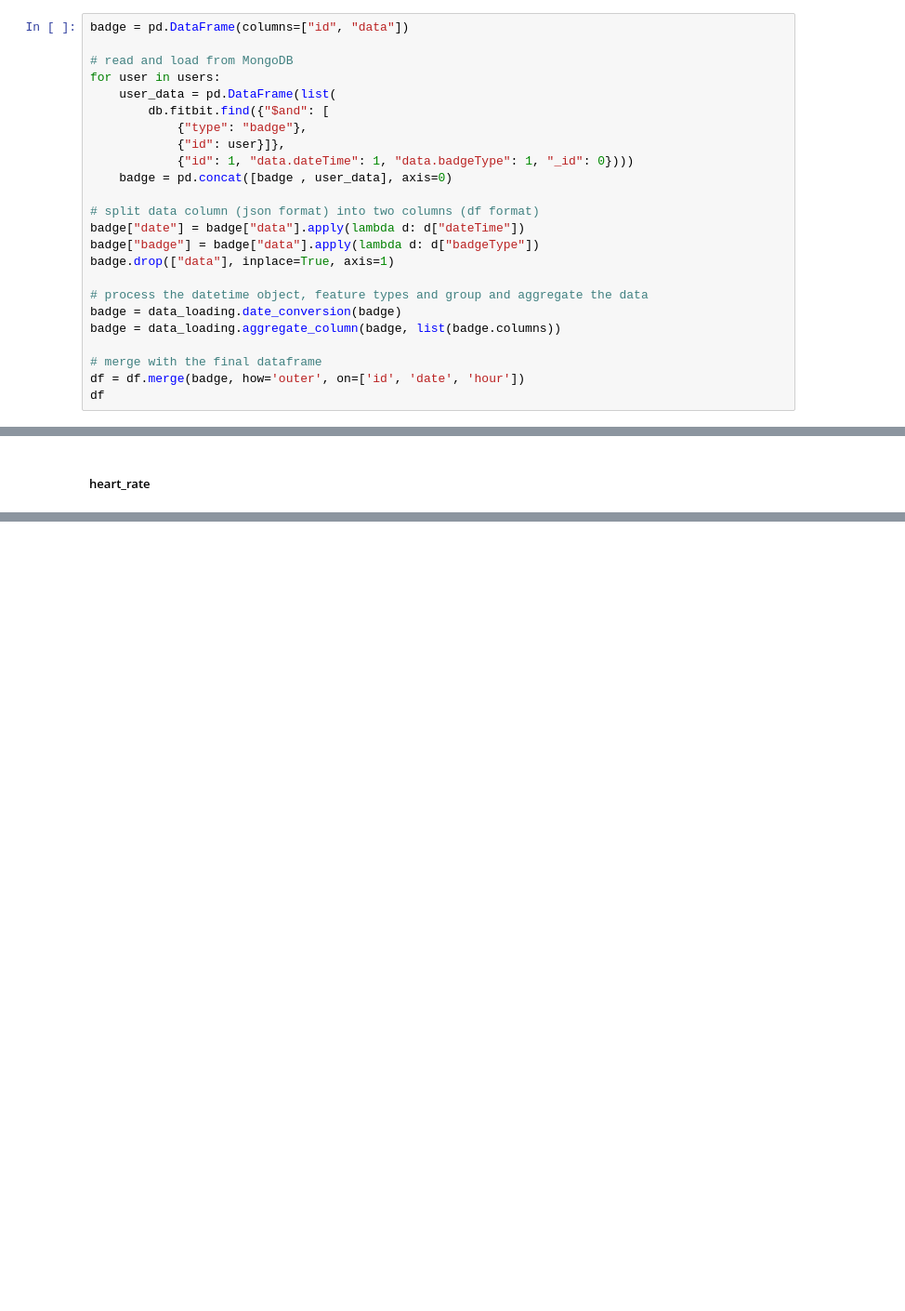
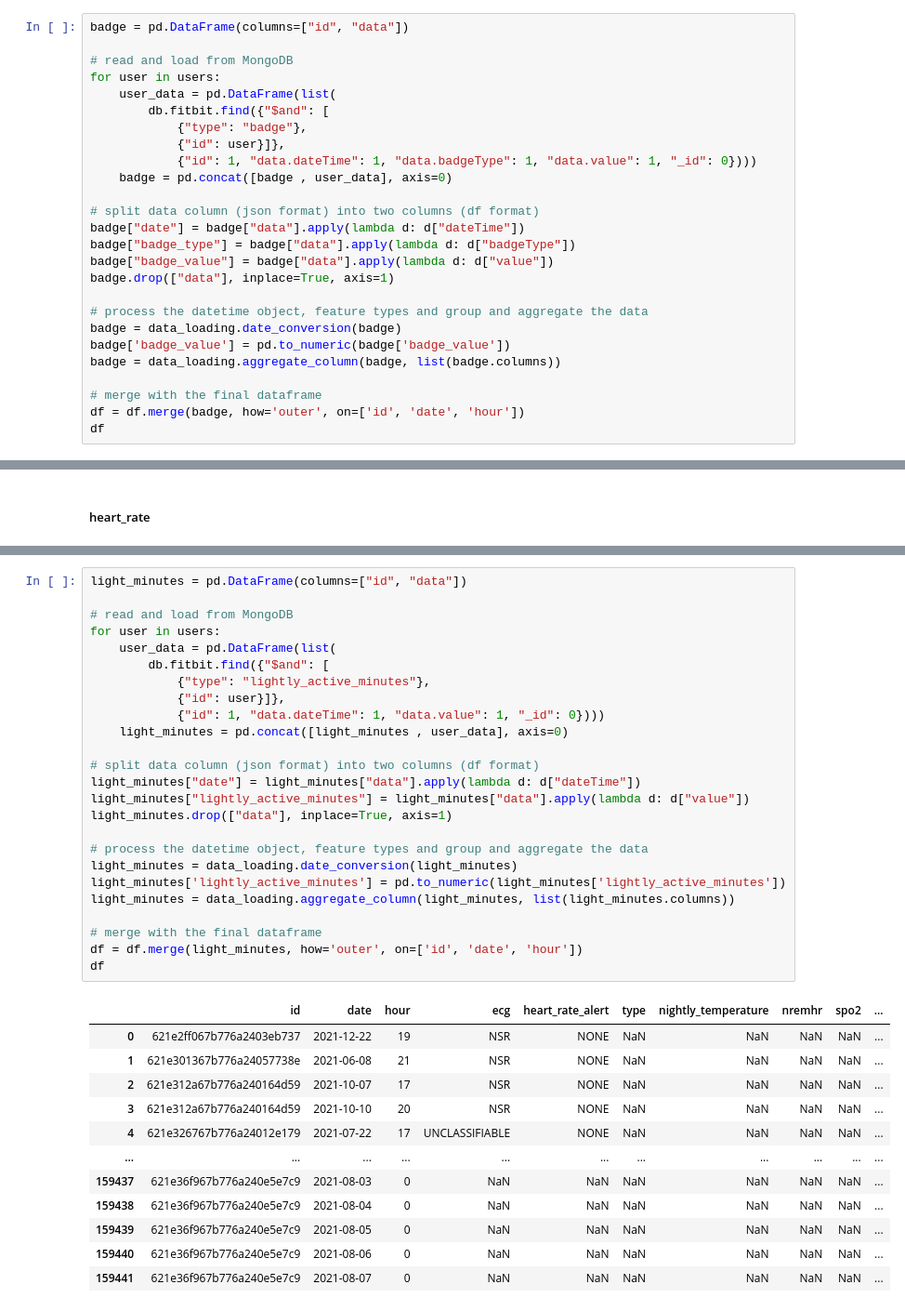
Before and after one commit to eparascho/LLMs-for-explanations, a Jupyter notebook: data_loading.ipynb, the cells around one changed output, grey strips where cells are left out. Shown at 93% size. Saved outputs shown, nothing was run; the diff lists cells and outputs as text; blank space fills up the shorter version.

Commit message:
Data loading: fitbit features w/out heart_rate, sleep and exercise

```diff
--- a/data_loading.ipynb
+++ b/data_loading.ipynb
@@ -443,16 +444,18 @@ for user in users:
         db.fitbit.find({"$and": [
             {"type": "badge"},
             {"id": user}]},
-            {"id": 1, "data.dateTime": 1, "data.badgeType": 1, "_id": 0})))
+            {"id": 1, "data.dateTime": 1, "data.badgeType": 1, "data.value": 1, "_id": 0})))
     badge = pd.concat([badge , user_data], axis=0)
 
 # split data column (json format) into two columns (df format)
 badge["date"] = badge["data"].apply(lambda d: d["dateTime"])
-badge["badge"] = badge["data"].apply(lambda d: d["badgeType"])
+badge["badge_type"] = badge["data"].apply(lambda d: d["badgeType"])
+badge["badge_value"] = badge["data"].apply(lambda d: d["value"])
 badge.drop(["data"], inplace=True, axis=1)
 
 # process the datetime object, feature types and group and aggregate the data
 badge = data_loading.date_conversion(badge)
+badge['badge_value'] = pd.to_numeric(badge['badge_value'])
 badge = data_loading.aggregate_column(badge, list(badge.columns))
 
 # merge with the final dataframe
@@ -652,0 +681,38 @@ duplicate
+# %%
+light_minutes = pd.DataFrame(columns=["id", "data"])
+
+# read and load from MongoDB
+for user in users:
+    user_data = pd.DataFrame(list(
+        db.fitbit.find({"$and": [
+            {"type": "lightly_active_minutes"},
+            {"id": user}]},
+            {"id": 1, "data.dateTime": 1, "data.value": 1, "_id": 0})))
+    light_minutes = pd.concat([light_minutes , user_data], axis=0)
+
+# split data column (json format) into two columns (df format)
+light_minutes["date"] = light_minutes["data"].apply(lambda d: d["dateTime"])
+light_minutes["lightly_active_minutes"] = light_minutes["data"].apply(lambda d: d["value"])
+light_minutes.drop(["data"], inplace=True, axis=1)
+
+# process the datetime object, feature types and group and aggregate the data
+light_minutes = data_loading.date_conversion(light_minutes)
+light_minutes['lightly_active_minutes'] = pd.to_numeric(light_minutes['lightly_active_minutes'])
+light_minutes = data_loading.aggregate_column(light_minutes, list(light_minutes.columns))
+
+# merge with the final dataframe
+df = df.merge(light_minutes, how='outer', on=['id', 'date', 'hour'])
+df
+# %% [output]
+|  | id | date | hour | ecg | heart_rate_alert | type | nightly_temperature | nremhr | spo2 | ... |
+| 0 | 621e2ff067b776a2403eb737 | 2021-12-22 | 19 | NSR | NONE | NaN | NaN | NaN | NaN | ... |
+| 1 | 621e301367b776a24057738e | 2021-06-08 | 21 | NSR | NONE | NaN | NaN | NaN | NaN | ... |
+| 2 | 621e312a67b776a240164d59 | 2021-10-07 | 17 | NSR | NONE | NaN | NaN | NaN | NaN | ... |
+| 3 | 621e312a67b776a240164d59 | 2021-10-10 | 20 | NSR | NONE | NaN | NaN | NaN | NaN | ... |
+| 4 | 621e326767b776a24012e179 | 2021-07-22 | 17 | UNCLASSIFIABLE | NONE | NaN | NaN | NaN | NaN | ... |
+| ... | ... | ... | ... | ... | ... | ... | ... | ... | ... | ... |
+| 159437 | 621e36f967b776a240e5e7c9 | 2021-08-03 | 0 | NaN | NaN | NaN | NaN | NaN | NaN | ... |
+| 159438 | 621e36f967b776a240e5e7c9 | 2021-08-04 | 0 | NaN | NaN | NaN | NaN | NaN | NaN | ... |
+| 159439 | 621e36f967b776a240e5e7c9 | 2021-08-05 | 0 | NaN | NaN | NaN | NaN | NaN | NaN | ... |
+| 159440 | 621e36f967b776a240e5e7c9 | 2021-08-06 | 0 | NaN | NaN | NaN | NaN | NaN | NaN | ... |
+| 159441 | 621e36f967b776a240e5e7c9 | 2021-08-07 | 0 | NaN | NaN | NaN | NaN | NaN | NaN | ... |
```
Also changed, not shown: parts of 39 cells of this notebook, 2 other files.
